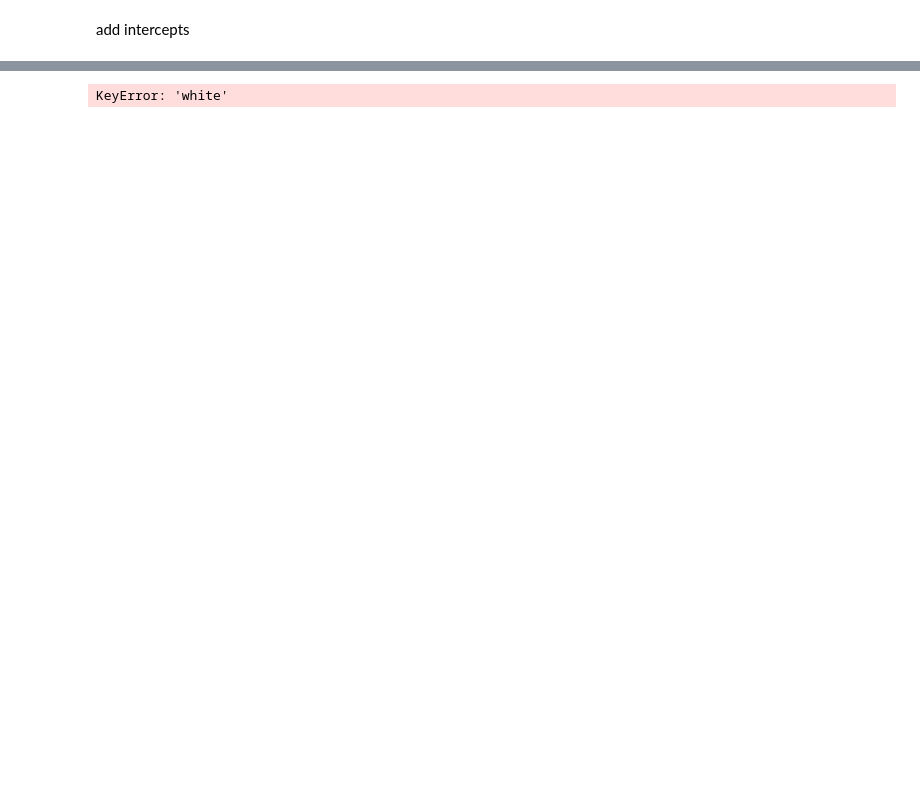
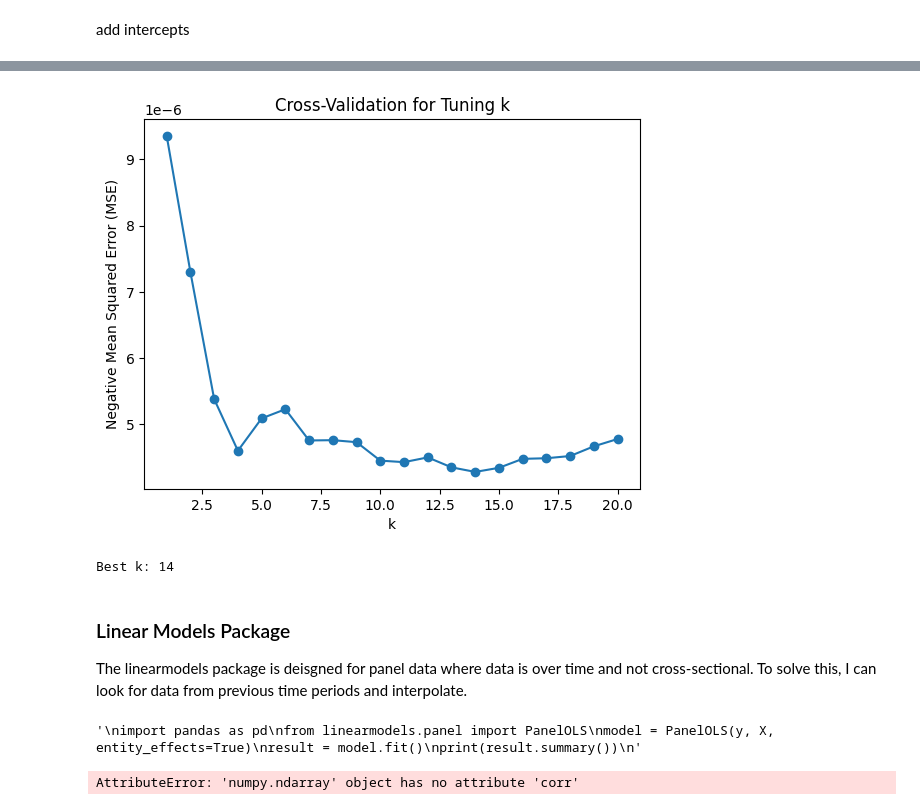
Before and after one commit to vineetjnair9/distributed-energy-resources-equity-CA, a Jupyter notebook: UROP Notebook Dataset.ipynb, the cells around one changed output, grey strips where cells are left out. Saved outputs shown, nothing was run; the diff lists cells and outputs as text; code cells hidden in the pictures; blank space fills up the shorter version.

```diff
--- a/UROP Notebook Dataset.ipynb
+++ b/UROP Notebook Dataset.ipynb
@@ -1170,0 +1500,24 @@ dtype: float64
+# %%
+
+# finding best value for k
+k_values = range(1, 21)  # test k from 1 to 20
+errors = []
+
+for k in k_values:
+    knn_regressor = KNeighborsRegressor(n_neighbors=k)
+    knn_regressor.fit(X_train, y_train)
+    y_pred = knn_regressor.predict(X_test)
+    mse = mean_squared_error(y_test, y_pred)
+    errors.append(mse)
+
+# plot errors to find the best k
+import matplotlib.pyplot as plt
+plt.plot(k_values, errors, marker='o')
+plt.xlabel('k')
+plt.ylabel('Mean Squared Error (MSE)')
+plt.title('Tuning k for kNN Regression')
+plt.show()
+
+# find the best k
+best_k = k_values[np.argmin(errors)]
+print(f"Best k: {best_k}")
@@ -1170,0 +1527,37 @@ dtype: float64
+# %%
+from sklearn.model_selection import cross_val_score
+
+k_values = range(1, 21)
+mean_scores = []
+
+for k in k_values:
+    knn_regressor = KNeighborsRegressor(n_neighbors=k)
+    scores = cross_val_score(knn_regressor, X_scaled, y, cv=5, scoring='neg_mean_squared_error')
+    mean_scores.append(np.mean(scores))
+
+plt.plot(k_values, -np.array(mean_scores), marker='o')
+plt.xlabel('k')
+plt.ylabel('Negative Mean Squared Error (MSE)')
+plt.title('Cross-Validation for Tuning k')
+plt.show()
+
+# find the best k
+best_k = k_values[np.argmax(mean_scores)]
+print(f"Best k: {best_k}")
+# %% [output]
+[figure, added]
+Best k: 14
+# %% [markdown]
+### Linear Models Package
+ The linearmodels package is deisgned for panel data where data is over time and not cross-sectional.
+ To solve this, I can look for data from previous time periods and interpolate.
+# %%
+"""
+import pandas as pd
+from linearmodels.panel import PanelOLS
+model = PanelOLS(y, X, entity_effects=True)
+result = model.fit()
+print(result.summary())
+"""
+# %% [output]
+'\nimport pandas as pd\nfrom linearmodels.panel import PanelOLS\nmodel = PanelOLS(y, X, entity_effects=True)\nresult = model.fit()\nprint(result.summary())\n'
@@ -1171,9 +1582,9 @@ dtype: float64
 # %%
-
-correlation_matrix = X.corr()
+"""
+correlation_matrix = X_clean.corr()
 print(corr["white"].sort_values(ascending=False))
-# pearson_corr = correlation_matrix.corr(method='pearson')
-# spearman_corr = correlation_matrix.corr(method='spearman')
+pearson_corr = correlation_matrix.corr(method='pearson')
+spearman_corr = correlation_matrix.corr(method='spearman')
 
 for col in per_capita_columns:
     try:
@@ -1187,11 +1598,11 @@ sns.heatmap(X, annot=True, cmap="coolwarm", vmin=-1, vmax=1)
 plt.title("Correlation Matrix")
 plt.tight_layout()
 plt.show()
-
+"""
 # plt.figure(figsize=(10, 8))
 # sns.heatmap(spearman_corr, annot=True, cmap="coolwarm", vmin=-1, vmax=1)
 # plt.title("Spearman Correlation Matrix")
 # plt.tight_layout()
 # plt.show()
 # %% [output]
-KeyError: 'white'
+AttributeError: 'numpy.ndarray' object has no attribute 'corr'
```
Also changed, not shown: parts of 22 cells of this notebook, 1 other file.
